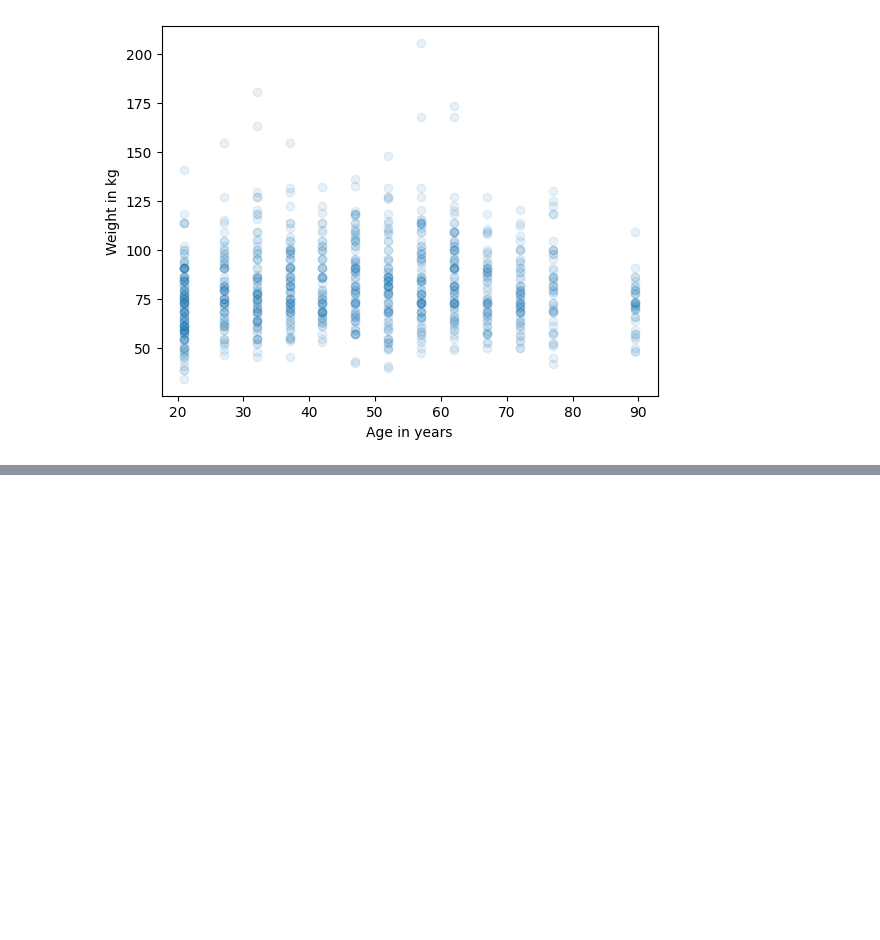
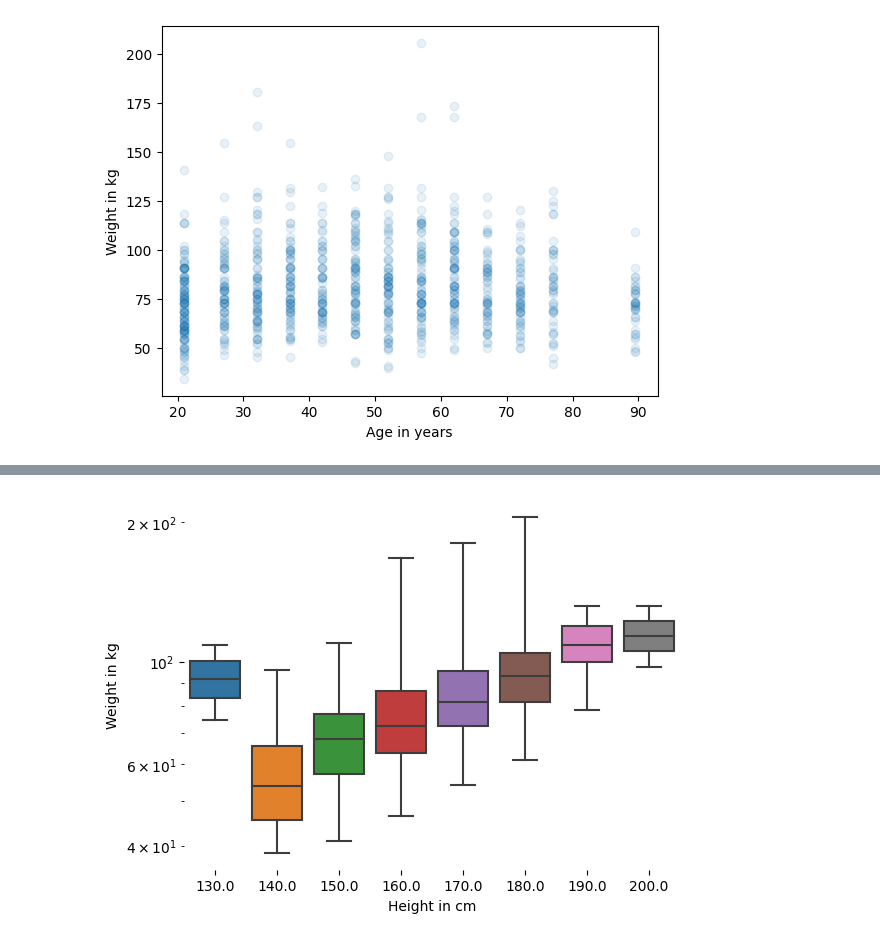
Before and after one commit to yazanhannun/Exploratory-Data-Analysis-in-Python, a Jupyter notebook: 3_ Relationships.ipynb, the cells around one changed output, grey strips where cells are left out. Cells and saved outputs as stored; diff of their text form; code cells hidden in the pictures; blank space fills up the shorter version.

Commit message:
Visualizing relationships

```diff
--- a/3_ Relationships.ipynb
+++ b/3_ Relationships.ipynb
@@ -152,0 +175,19 @@ plt.show()
+# %%
+import seaborn as sns
+
+# Drop rows with missing data
+data = brfss.dropna(subset=['_HTMG10', 'WTKG3'])
+
+# Make a box plot
+sns.boxplot(x='_HTMG10', y='WTKG3', data=data, whis=10)
+
+# Plot the y-axis on a log scale
+plt.yscale('log')
+
+# Remove unneeded lines and label axes
+sns.despine(left=True, bottom=True)
+plt.xlabel('Height in cm')
+plt.ylabel('Weight in kg')
+plt.show()
+# %% [output]
+[figure, added]
```
Also changed, not shown: parts of 10 cells of this notebook.
